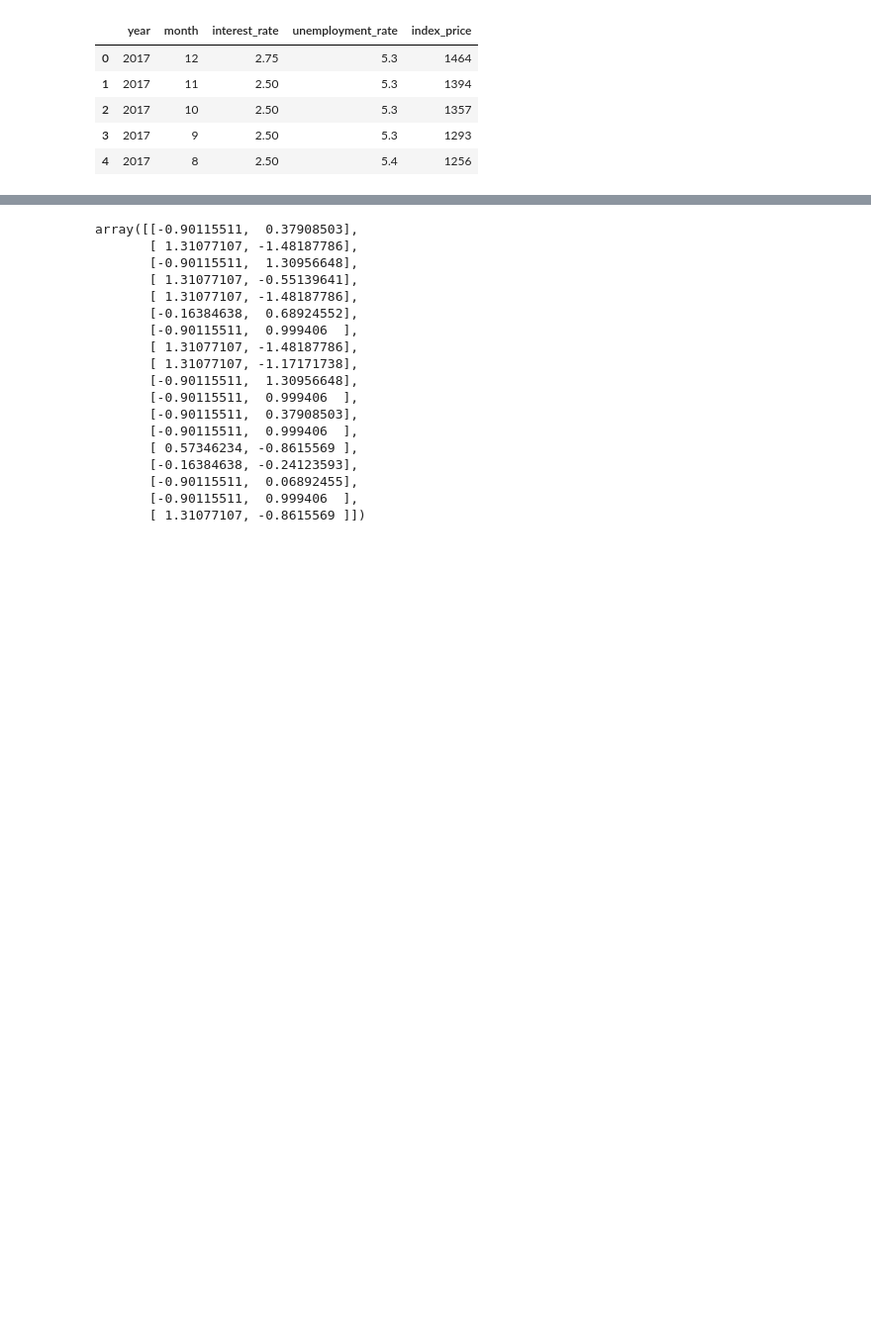
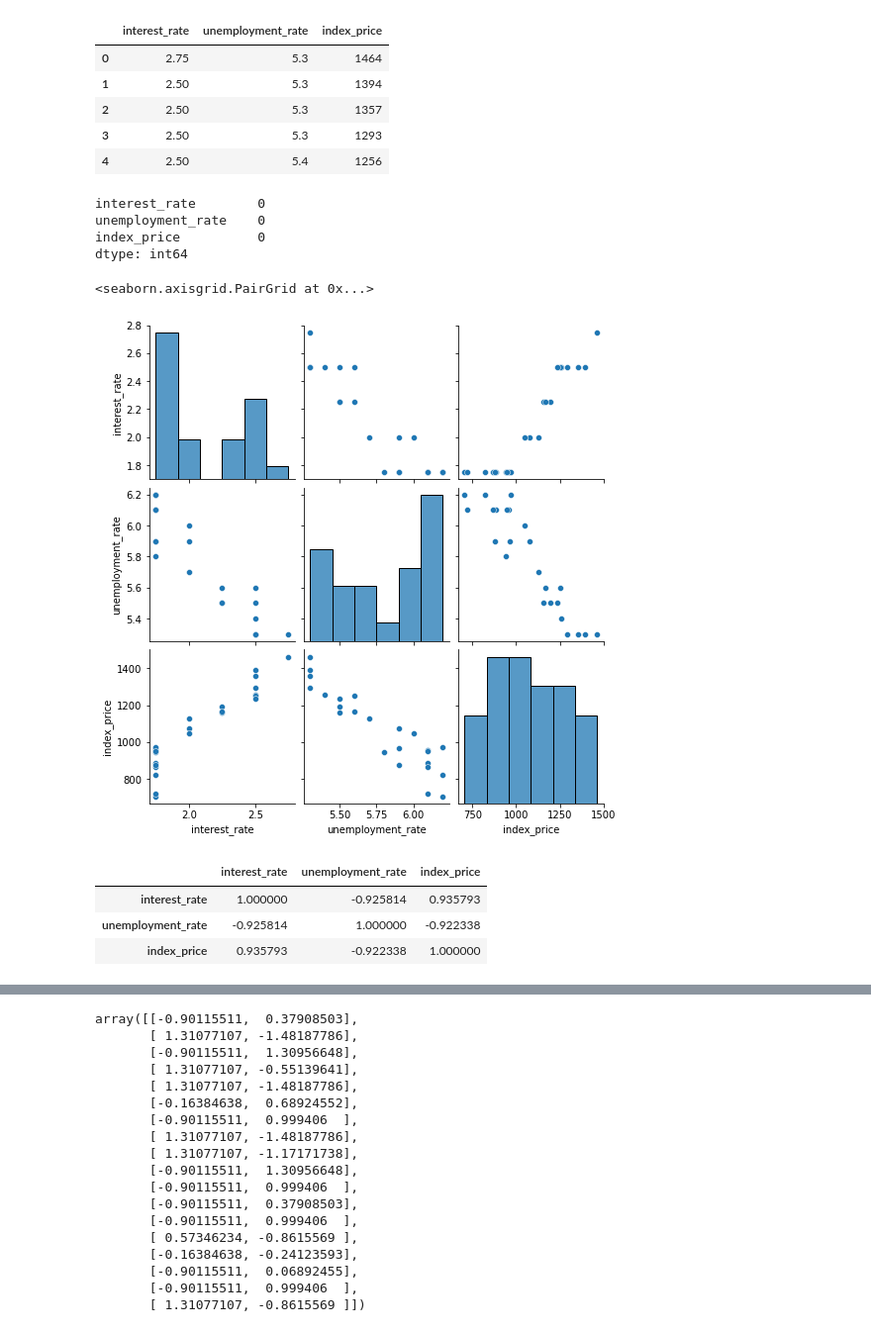
Before and after one commit to Ayamatr1x/Mlearning, a Jupyter notebook: MULTIPLE.ipynb, the cells around one changed output, grey strips where cells are left out. Shown at 99% size. Cells and saved outputs as stored; diff of their text form; code cells hidden in the pictures; blank space fills up the shorter version.

```diff
--- a/MULTIPLE.ipynb
+++ b/MULTIPLE.ipynb
@@ -18,9 +20,9 @@ df.drop(df.columns[0], axis = 1, inplace=True);
 # %%
-df.head()
+df_index.head()
 # %% [output]
-|  | year | month | interest_rate | unemployment_rate | index_price |
-| 0 | 2017 | 12 | 2.75 | 5.3 | 1464 |
-| 1 | 2017 | 11 | 2.50 | 5.3 | 1394 |
-| 2 | 2017 | 10 | 2.50 | 5.3 | 1357 |
-| 3 | 2017 | 9 | 2.50 | 5.3 | 1293 |
-| 4 | 2017 | 8 | 2.50 | 5.4 | 1256 |
+|  | interest_rate | unemployment_rate | index_price |
+| 0 | 2.75 | 5.3 | 1464 |
+| 1 | 2.50 | 5.3 | 1394 |
+| 2 | 2.50 | 5.3 | 1357 |
+| 3 | 2.50 | 5.3 | 1293 |
+| 4 | 2.50 | 5.4 | 1256 |
@@ -28,0 +29,22 @@ df.drop(columns=["year","month"],axis=1,inplace=True)
+# %%
+##check null values
+df_index.isnull().sum()
+# %% [output]
+interest_rate        0
+unemployment_rate    0
+index_price          0
+dtype: int64
+# %%
+## Lets do some viualization
+import seaborn as sns
+sns.pairplot(df_index)
+# %% [output]
+<seaborn.axisgrid.PairGrid at 0x...>
+[figure, added]
+# %%
+df_index.corr()
+# %% [output]
+|  | interest_rate | unemployment_rate | index_price |
+| interest_rate | 1.000000 | -0.925814 | 0.935793 |
+| unemployment_rate | -0.925814 | 1.000000 | -0.922338 |
+| index_price | 0.935793 | -0.922338 | 1.000000 |
```
Also changed, not shown: parts of 43 cells of this notebook, 1 other file.
